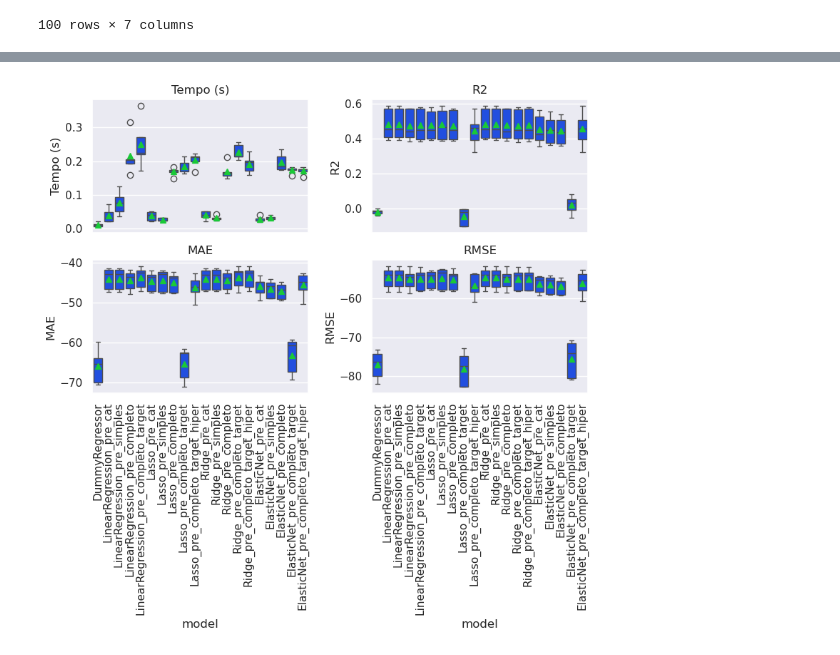
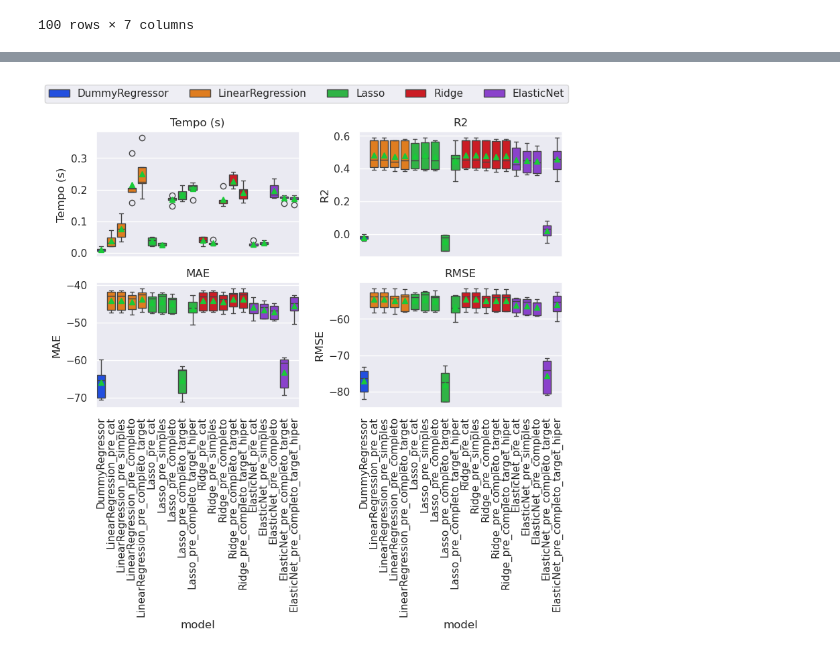
Before and after one commit to PauloViniciusR/Modelos_regressao, a Jupyter notebook: notebooks/11_outros_modelos.ipynb, the cells around one changed output, grey strips where cells are left out. Cells and saved outputs as stored; diff of their text form; code cells hidden in the pictures.

```diff
--- a/notebooks/11_outros_modelos.ipynb
+++ b/notebooks/11_outros_modelos.ipynb
@@ -264,3 +264,5 @@ df_resultados
 | 98 | ElasticNet_pre_completo_target_hiper | 0.164932 | 0.011530 | 0.589138 | -43.288830 | -52.585637 | 0.176462 |
 | 99 | ElasticNet_pre_completo_target_hiper | 0.163458 | 0.013272 | 0.398512 | -46.759373 | -57.972940 | 0.176730 |
 100 rows × 7 columns
+# %%
+df_resultados["model_group"] = df_resultados["model"].str.split("_").str[0]
@@ -268,32 +290,45 @@ df_resultados
 fig, axs = plt.subplots(2, 2, figsize=(8, 8), sharex=True)
 
 comparar_metricas = [
     "time_seconds",
     "test_r2",
     "test_neg_mean_absolute_error",
     "test_neg_root_mean_squared_error",
 ]
 
 nomes_metricas = [
     "Tempo (s)",
     "R2",
     "MAE",
     "RMSE"
 ]
 
 for ax, metrica, nome in zip(axs.flatten(), comparar_metricas, nomes_metricas):
     sns.boxplot(
         x="model",
         y=metrica,
         data=df_resultados,
         ax=ax,
-        showmeans=True
+        showmeans=True,
+        hue="model_group"
     )
     ax.set_title(nome)
     ax.set_ylabel(nome)
     ax.tick_params(axis="x", rotation=90)
 
+    legend = ax.get_legend()
+    labels = [text.get_text() for text in legend.get_texts()]
+    ax.get_legend().remove()
+
+fig.legend(
+    handles=legend.legend_handles,
+    labels=labels,
+    loc="upper center",
+    ncol= 5,
+    bbox_to_anchor=(0.5, 1.05)
+)
+
 plt.tight_layout()
 plt.show()
 # %% [output]
-[figure, old version]
+[figure, new version]
```
Also changed, not shown: parts of 1 cell of this notebook.
